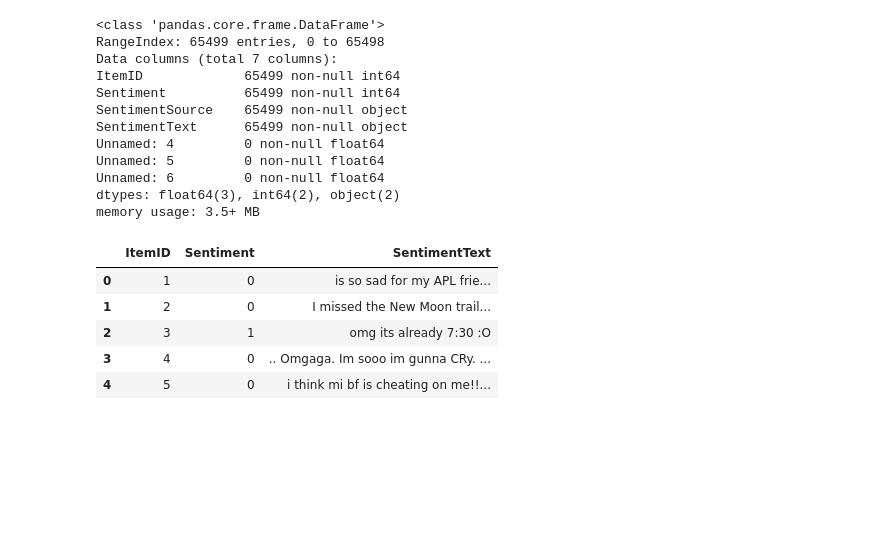
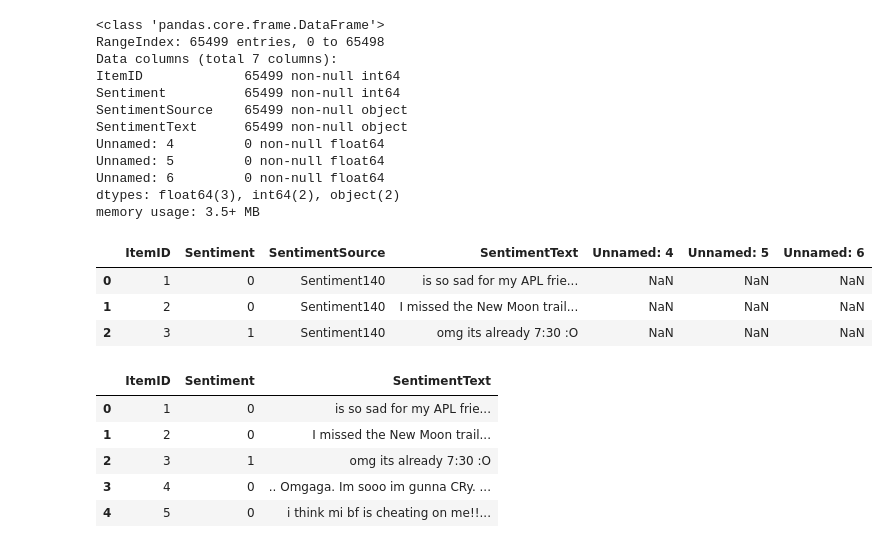
Before and after one commit to Oindrila-Sen/Python-Projects, a Jupyter notebook: SentimentAnalsyisApp/Deploy_Sentiment_Analysis_App.ipynb, the cells around one changed output. Saved outputs shown, nothing was run; the diff lists cells and outputs as text; code cells hidden in the pictures; blank space fills up the shorter version.

```diff
--- a/SentimentAnalsyisApp/Sentiment_Analysis_App.ipynb
+++ b/SentimentAnalsyisApp/Deploy_Sentiment_Analysis_App.ipynb
@@ -30,6 +30,13 @@ Unnamed: 5         0 non-null float64
 Unnamed: 6         0 non-null float64
 dtypes: float64(3), int64(2), object(2)
 memory usage: 3.5+ MB
+# %%
+df_tweets.head(3)
+# %% [output]
+|  | ItemID | Sentiment | SentimentSource | SentimentText | Unnamed: 4 | Unnamed: 5 | Unnamed: 6 |
+| 0 | 1 | 0 | Sentiment140 | is so sad for my APL frie... | NaN | NaN | NaN |
+| 1 | 2 | 0 | Sentiment140 | I missed the New Moon trail... | NaN | NaN | NaN |
+| 2 | 3 | 1 | Sentiment140 | omg its already 7:30 :O | NaN | NaN | NaN |
 # %%
 del df_tweets["SentimentSource"]
 del df_tweets["Unnamed: 4"]
```
Also changed, not shown: parts of 9 cells of this notebook.
